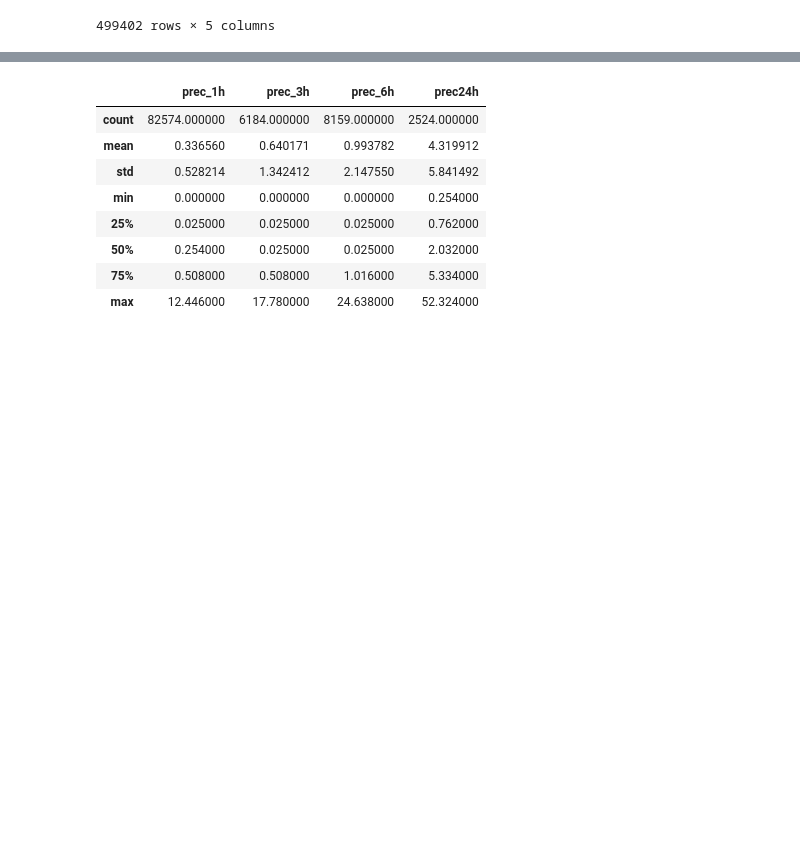
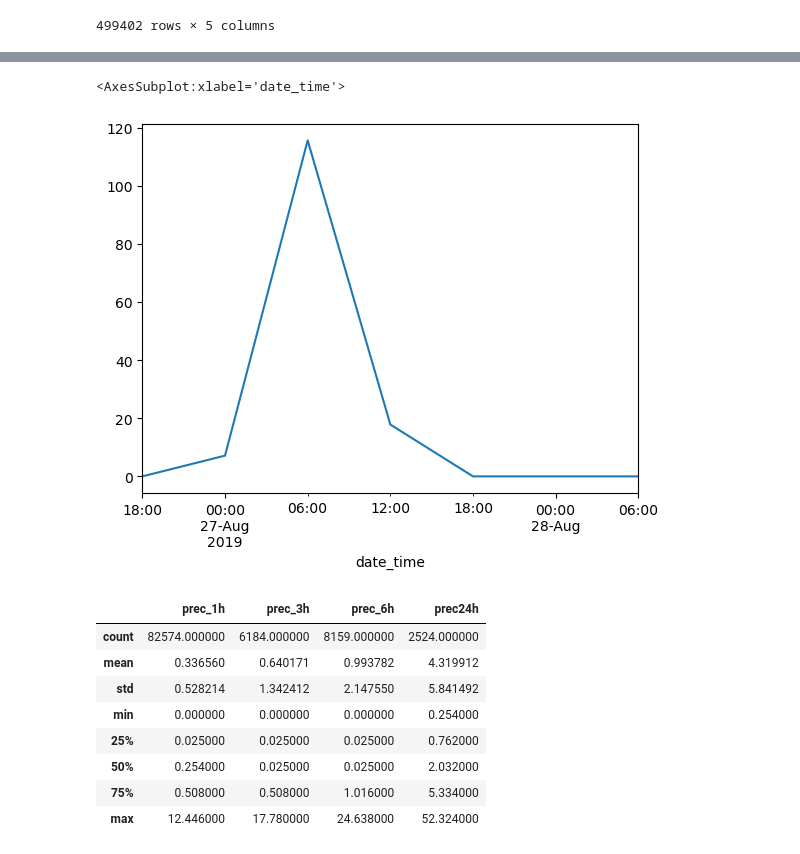
Before and after one commit to dlnash/SEAK_AR_impacts, a Jupyter notebook: preprocess/preprocess_ASOS_prec.ipynb, the cells around one changed output, grey strips where cells are left out. Drawn from its saved outputs; the diff is of its cells as text; code cells hidden in the pictures; blank space fills up the shorter version.

```diff
--- a/preprocess/preprocess_ASOS_prec.ipynb
+++ b/preprocess/preprocess_ASOS_prec.ipynb
@@ -80,3 +110,8 @@ df.prec_1h.plot()
+# %%
+df.prec_1h.resample('6H').sum().plot()
+# %% [output]
+<AxesSubplot:xlabel='date_time'>
+[figure, added]
 # %%
 prec_df.describe()
 # %% [output]
```
Also changed, not shown: parts of 5 cells of this notebook, 5 other files.
